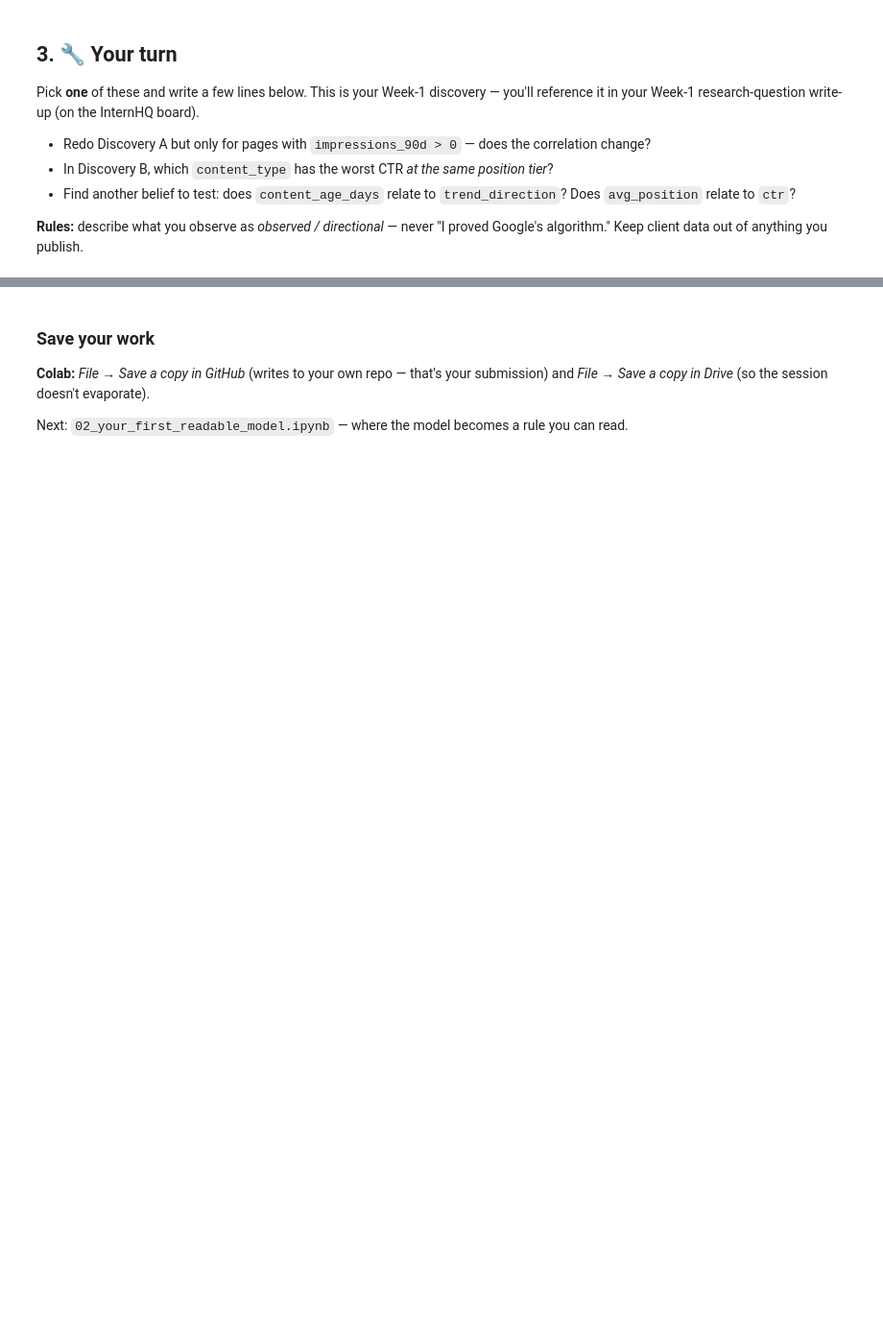
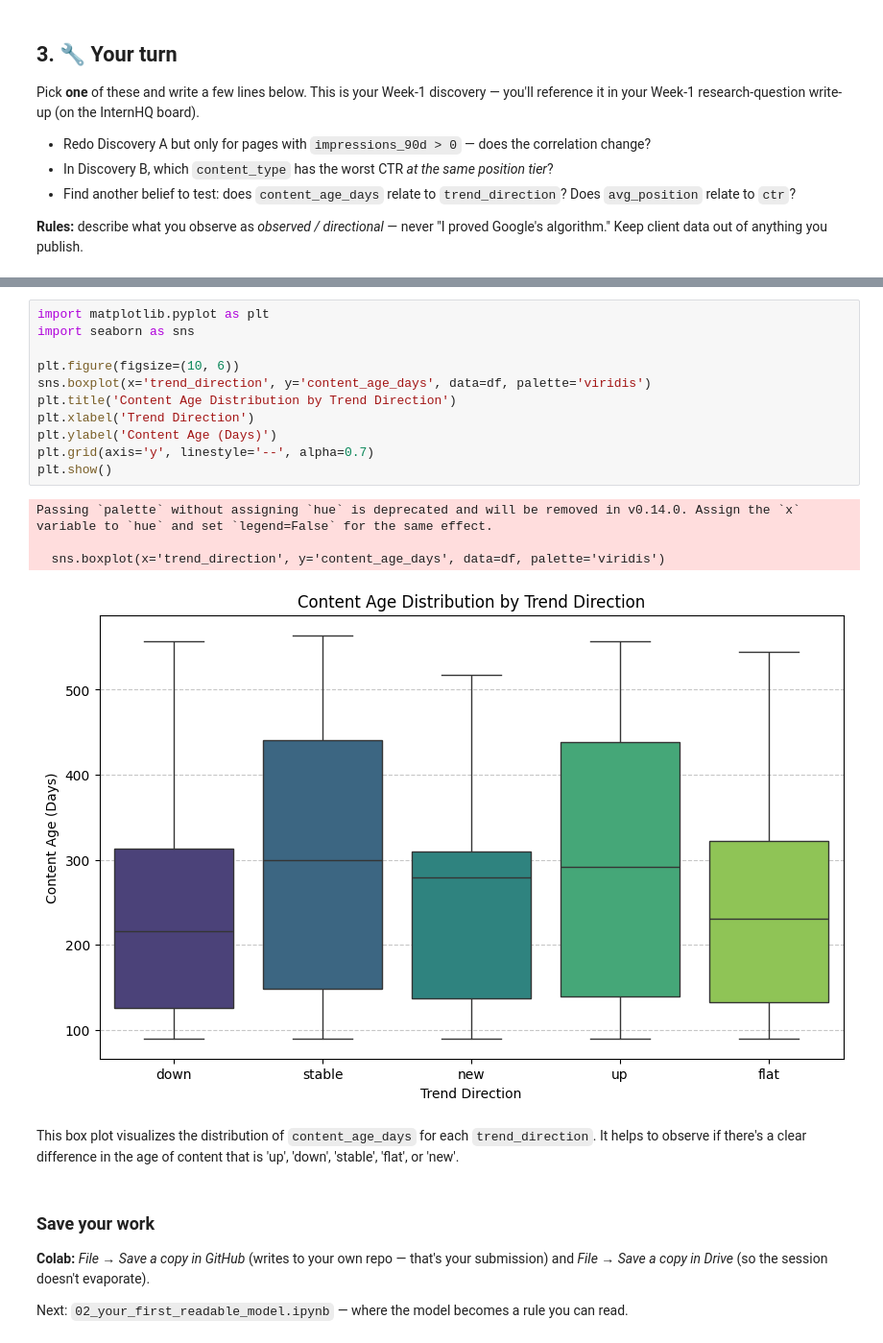
Before and after one commit to iamarjunsrivastava-collab/flyrank-ml-internship, a Jupyter notebook: notebooks/01_first_look_and_discovery.ipynb, the cells around one changed output, grey strips where cells are left out. Shown at 96% size. Saved outputs shown, nothing was run; the diff lists cells and outputs as text; blank space fills up the shorter version.

```diff
--- a/notebooks/01_first_look_and_discovery.ipynb
+++ b/notebooks/01_first_look_and_discovery.ipynb
@@ -102,3 +166,21 @@ Pick **one** of these and write a few lines below. This is your Week-1 discovery
+# %%
+import matplotlib.pyplot as plt
+import seaborn as sns
+
+plt.figure(figsize=(10, 6))
+sns.boxplot(x='trend_direction', y='content_age_days', data=df, palette='viridis')
+plt.title('Content Age Distribution by Trend Direction')
+plt.xlabel('Trend Direction')
+plt.ylabel('Content Age (Days)')
+plt.grid(axis='y', linestyle='--', alpha=0.7)
+plt.show()
+# %% [output]
+Passing `palette` without assigning `hue` is deprecated and will be removed in v0.14.0. Assign the `x` variable to `hue` and set `legend=False` for the same effect.
+
+  sns.boxplot(x='trend_direction', y='content_age_days', data=df, palette='viridis')
+[figure, added]
+# %% [markdown]
+This box plot visualizes the distribution of `content_age_days` for each `trend_direction`. It helps to observe if there's a clear difference in the age of content that is 'up', 'down', 'stable', 'flat', or 'new'.
 # %% [markdown]
 ### Save your work
 **Colab:** *File → Save a copy in GitHub* (writes to your own repo — that's your submission) and *File → Save a copy in Drive* (so the session doesn't evaporate).
```
Also changed, not shown: parts of 8 cells of this notebook.
